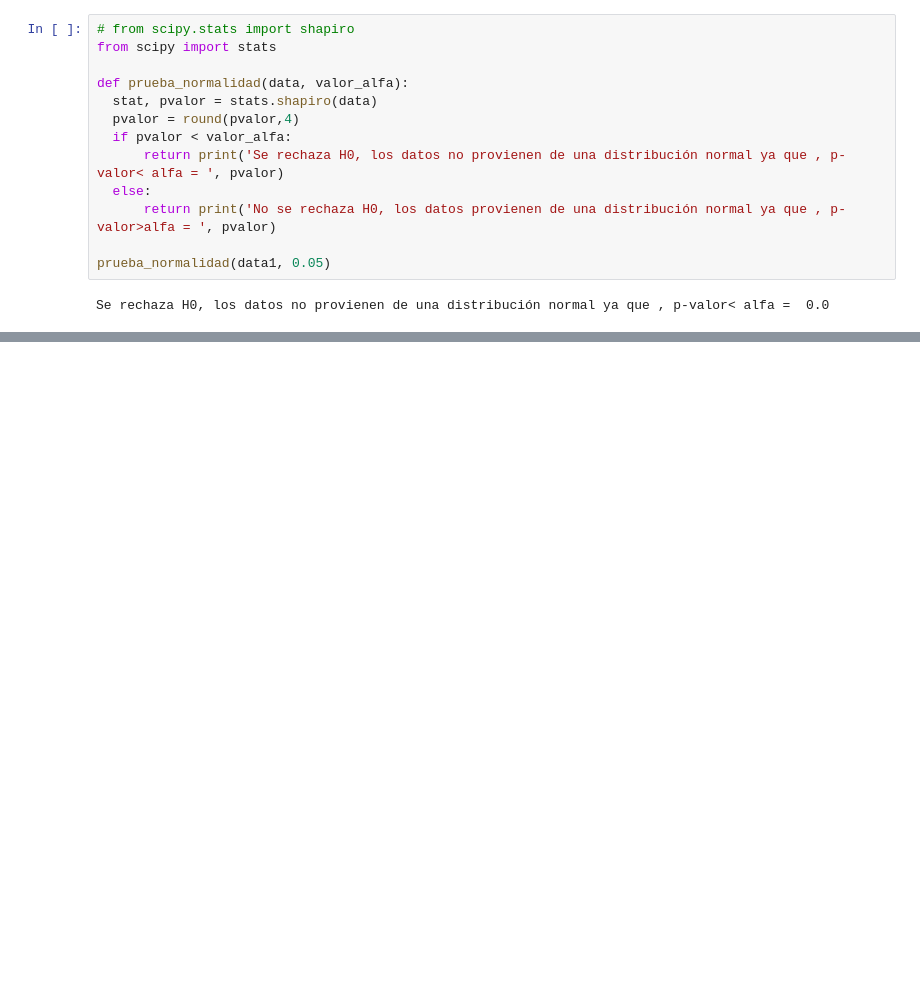
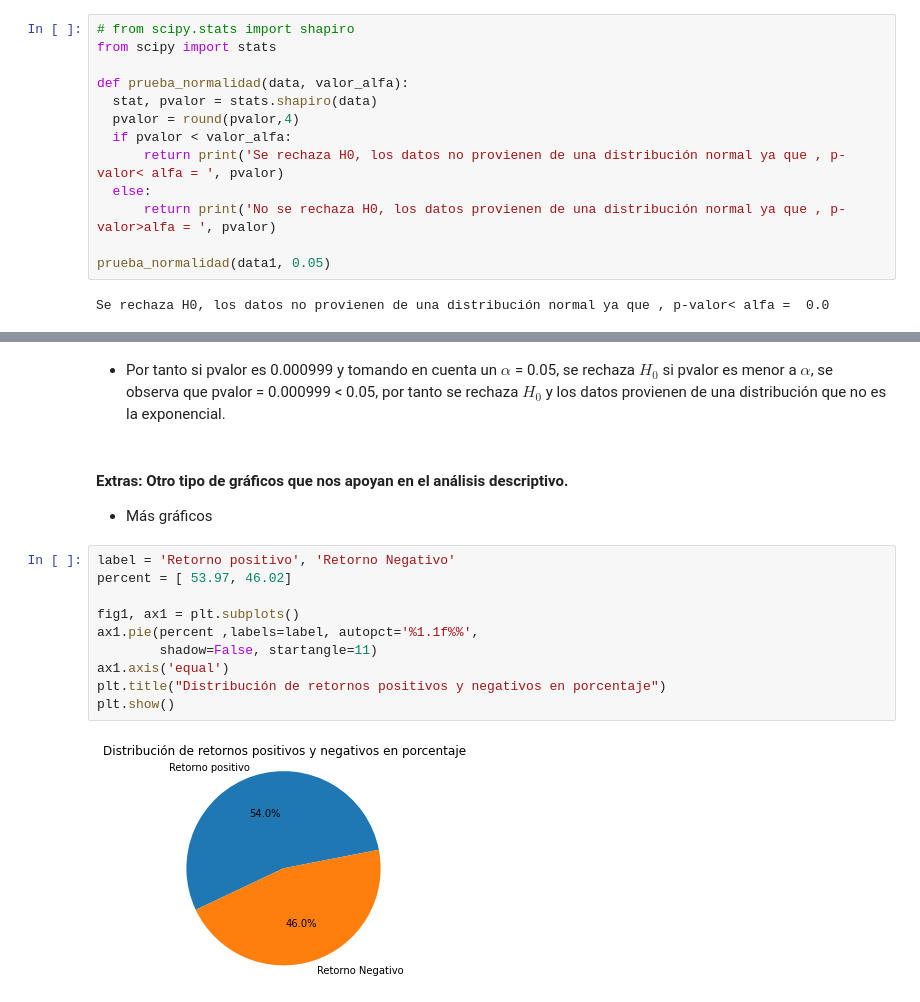
Before and after one commit to MaLuisa7/Machine_Learning_Lessons, a Jupyter notebook: TAREAS_ML.ipynb, the cells around one changed output, grey strips where cells are left out. Drawn from its saved outputs; the diff is of its cells as text; blank space fills up the shorter version.

```diff
--- a/TAREAS_ML.ipynb
+++ b/TAREAS_ML.ipynb
@@ -306,0 +418,18 @@ Se rechaza H0, los datos no provienen de una distribución normal ya que , p-val
+# %% [markdown]
+* Por tanto si pvalor es 0.000999 y tomando en cuenta un $\alpha$ = 0.05, se rechaza $H_0$ si pvalor es menor a $\alpha$, se observa que pvalor = 0.000999 < 0.05, por tanto se rechaza $H_0$ y los datos provienen de una distribución que no es la exponencial.
+# %% [markdown]
+#### Extras: Otro tipo de gráficos que nos apoyan en el análisis descriptivo.
+
+* Más gráficos
+# %%
+label = 'Retorno positivo', 'Retorno Negativo'
+percent = [ 53.97, 46.02]
+
+fig1, ax1 = plt.subplots()
+ax1.pie(percent ,labels=label, autopct='%1.1f%%',
+        shadow=False, startangle=11)
+ax1.axis('equal')
+plt.title("Distribución de retornos positivos y negativos en porcentaje")
+plt.show()
+# %% [output]
+[figure, added]
```
Also changed, not shown: parts of 31 cells of this notebook.
